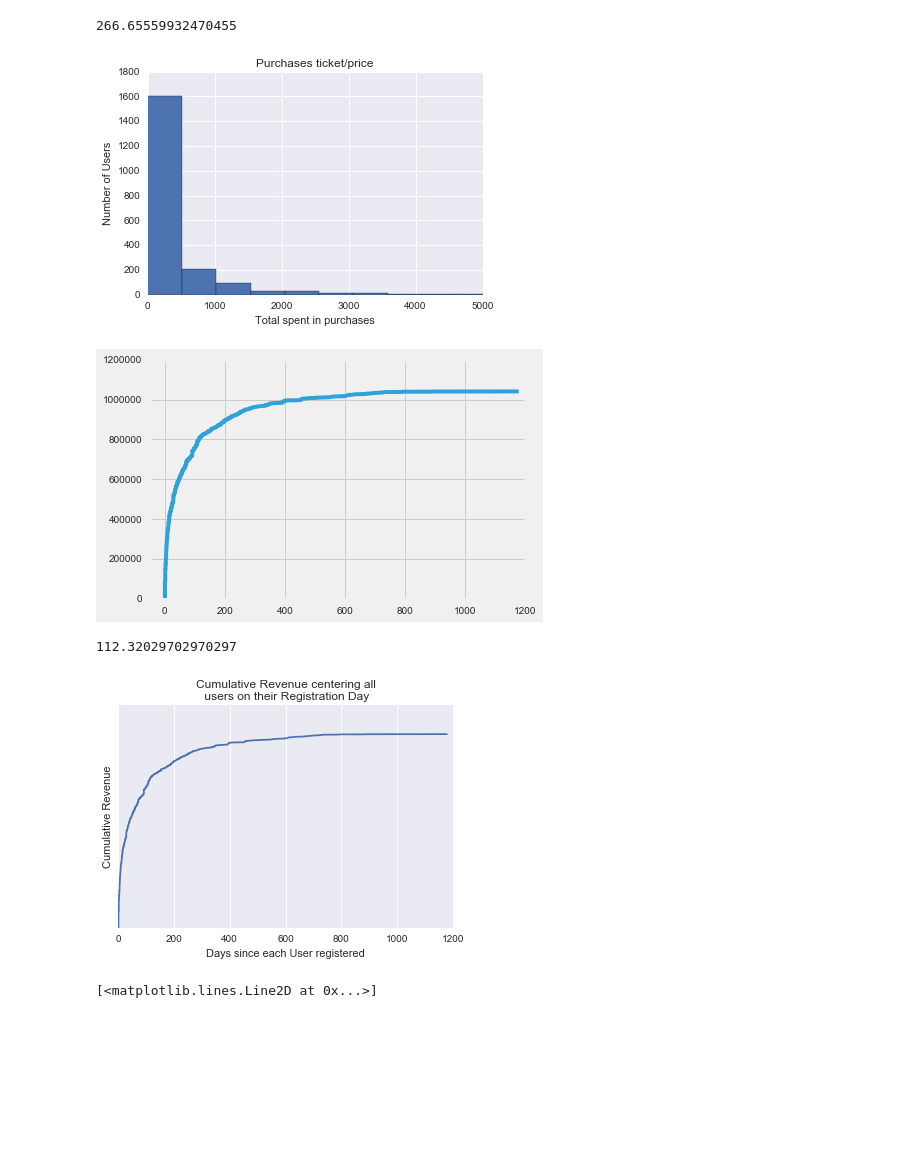
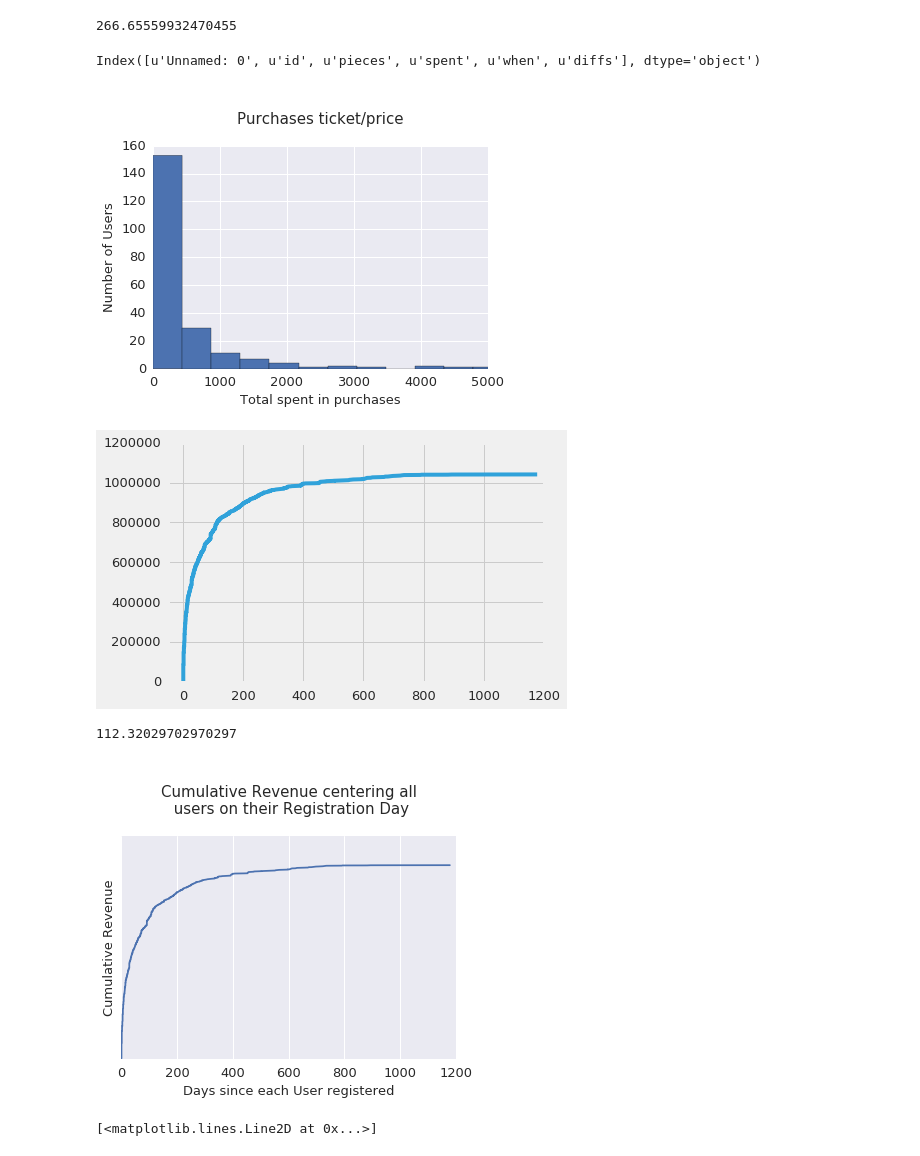
Before and after one commit to pauloarantes/art-project, a Jupyter notebook: clean_code_models.ipynb, the cells around one changed output. Cells and saved outputs as stored; diff of their text form; code cells hidden in the pictures; blank space fills up the shorter version.

```diff
--- a/clean_code_models.ipynb
+++ b/clean_code_models.ipynb
@@ -514,6 +514,8 @@ Likelihoods:
 ##### In case of a False Negative (lower left corner), we didn't predict purchase but they bought it anyways, "free" profits $$$
 # %% [markdown]
 ## Model 5: Random Forests with Label = purchased (with best params after GridSearch)
+# %%
+plt.rcParams.update({'font.size': 22})
 # %%
 def fit_random_forest(X, y):
     sm = SMOTE(kind='regular', ratio=0.5)
@@ -1013,15 +1066,19 @@ pc.total_spent.mean()
 pc[pc.total_spent<1000].total_spent.mean()
 # %% [output]
 266.65559932470455
+# %%
+pc.columns
+# %% [output]
+Index([u'Unnamed: 0', u'id', u'pieces', u'spent', u'when', u'diffs'], dtype='object')
 # %%
-pc.total_spent.hist(bins=50)
+pc.spent.hist(bins=20)
 plt.xlim(0,5000)
-plt.title("Purchases ticket/price")
-plt.xlabel("Total spent in purchases")
-plt.ylabel("Number of Users")
-plt.savefig('images/purchases_ticket.png')
+plt.title("\nPurchases ticket/price\n", fontsize='small')
+plt.xlabel("Total spent in purchases", fontsize=13)
+plt.ylabel("Number of Users", fontsize=13)
+plt.savefig('images/purchases_ticket2.png', bbox_inches='tight', pad_inches=0.5)
 # %% [output]
-[figure, old version]
+[figure, new version]
 # %%
 #Compute difference between signup and purchase dates.
 #Extract the number days (don't carea bout precise millisecond)
@@ -1083,20 +1140,20 @@ with plt.style.context('fivethirtyeight'):
     plt.plot(pc.diff_acc_to_purchase, np.cumsum(pc.total_spent))
     plt.xlim(-50)
 # %% [output]
-[figure, old version]
+[figure, new version]
 # %%
 pc.diff_acc_to_purchase.mean()
 # %% [output]
 112.32029702970297
 # %%
 plt.plot(pc.diff_acc_to_purchase, np.cumsum(pc.total_spent))
-plt.title("Cumulative Revenue centering all\n users on their Registration Day")
+plt.title("\nCumulative Revenue centering all\n users on their Registration Day\n", fontsize='small')
 plt.yticks([])
-plt.xlabel("Days since each User registered")
-plt.ylabel("Cumulative Revenue")
-plt.savefig('images/cumulative_revenue_from_registrations.png')
+plt.xlabel("Days since each User registered", fontsize=13)
+plt.ylabel("Cumulative Revenue", fontsize=13)
+plt.savefig('images/cumulative_revenue_from_registrations2.png', bbox_inches='tight', pad_inches=0.5)
 # %% [output]
-[figure, old version]
+[figure, new version]
 # %%
 plt.plot(pc.diff_acc_to_purchase, np.cumsum(pc.total_spent))
 # %% [output]
```
Also changed, not shown: parts of 23 cells of this notebook, 33 other files.
